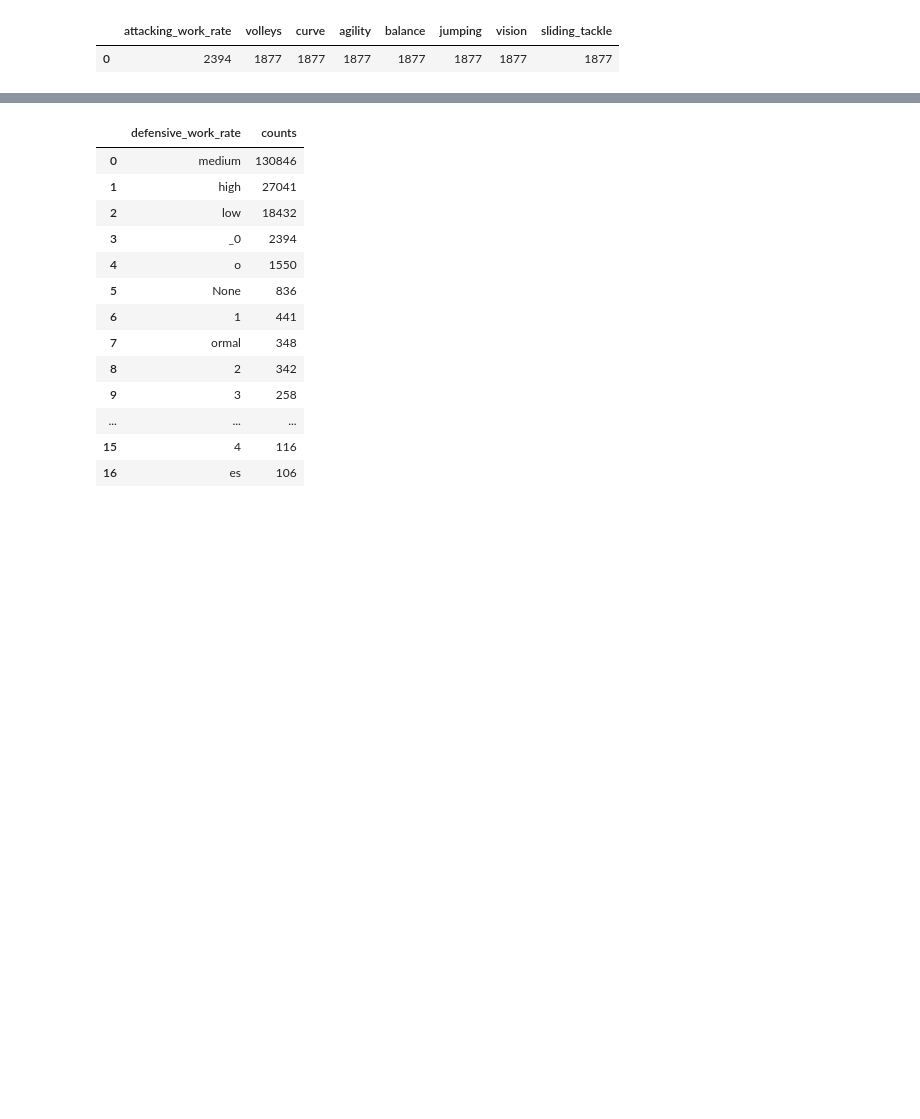
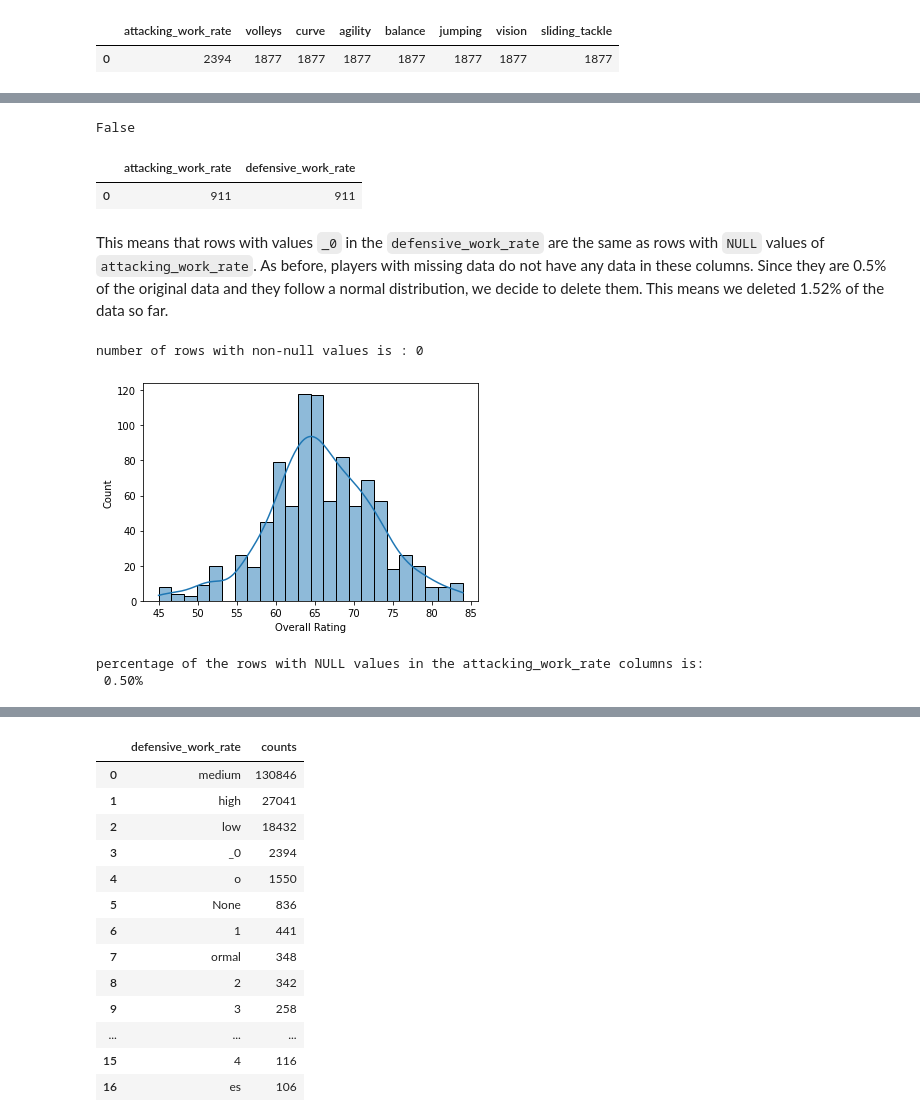
Before and after one commit to elashrry/European-Soccer-Database, a Jupyter notebook: Untitled-Copy1.ipynb, the cells around one changed output, grey strips where cells are left out. Drawn from its saved outputs; the diff is of its cells as text; code cells hidden in the pictures; blank space fills up the shorter version.

```diff
--- a/Untitled-Copy1.ipynb
+++ b/Untitled-Copy1.ipynb
@@ -322,0 +300,7 @@ pd.read_sql("""
+# %%
+player_attributes_na = count_na_sql("Player_Attributes", conn, columns=['attacking_work_rate'])
+display(player_attributes_na)
+
+# have a look
+na_rows = pd.read_sql('SELECT * FROM Player_Attributes WHERE attacking_work_rate IS NULL', conn)
+max_dataframe(na_rows, 1, 'display')
@@ -322,0 +323,47 @@ pd.read_sql("""
+# %%
+all(na_rows['defensive_work_rate'] == '_0')
+# %% [output]
+False
+# %%
+cur.execute('''UPDATE Player_Attributes
+            SET defensive_work_rate = NULL
+            WHERE defensive_work_rate = '_0'
+            ''');
+player_attributes_na = count_na_sql("Player_Attributes", conn, columns=['attacking_work_rate', 'defensive_work_rate'])
+display(player_attributes_na)
+# %% [output]
+|  | attacking_work_rate | defensive_work_rate |
+| 0 | 911 | 911 |
+# %% [markdown]
+This means that rows with values `_0` in the `defensive_work_rate` are the same as rows with `NULL` values of `attacking_work_rate`. As before, players with missing data do not have any data in these columns. Since they are 0.5% of the original data and they follow a normal distribution, we decide to delete them. This means we deleted 1.52% of the data so far.
+# %%
+cur.execute('DROP TABLE IF EXISTS temp')
+
+cur.execute('''
+            CREATE TABLE temp AS
+            SELECT *
+            FROM Player_Attributes t1
+            JOIN (SELECT player_fifa_api_id
+                        FROM Player_Attributes
+                        WHERE attacking_work_rate IS NULL) t2
+            ON t1.player_fifa_api_id = t2.player_fifa_api_id
+            ''')
+# count non-null values
+names_na = ['attacking_work_rate', 'defensive_work_rate']
+sum_not_na = 0
+for name in names_na:
+    sum_not_na += cur.execute('SELECT COUNT(*) FROM temp WHERE '+name+' IS NOT NULL').fetchone()[0]
+print(f'number of rows with non-null values is : {sum_not_na}')
+# %% [output]
+number of rows with non-null values is : 0
+# %%
+sns.histplot(na_rows['overall_rating'], kde=True)
+plt.xlabel('Overall Rating')
+plt.ylabel('Count')
+plt.show()
+percent = 100* na_rows.shape[0]/INIT_NUM_ROW_PLAYER_ATTR
+print(f'percentage of the rows with NULL values in the attacking_work_rate columns is:\n{percent: .2f}%' )
+# %% [output]
+[figure, added]
+percentage of the rows with NULL values in the attacking_work_rate columns is:
+ 0.50%
```
Also changed, not shown: parts of 37 cells of this notebook.
